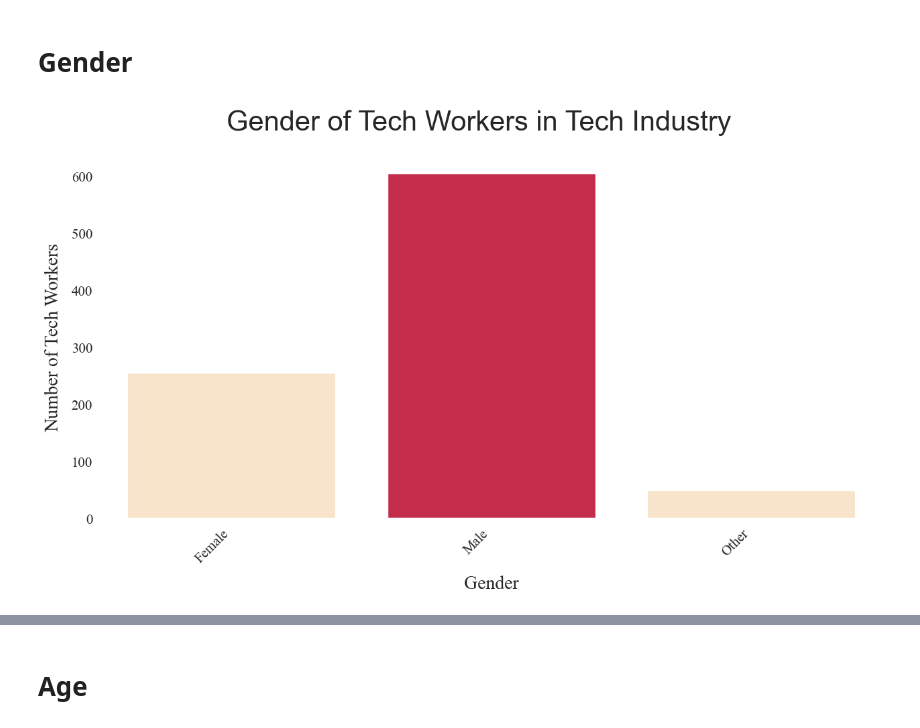
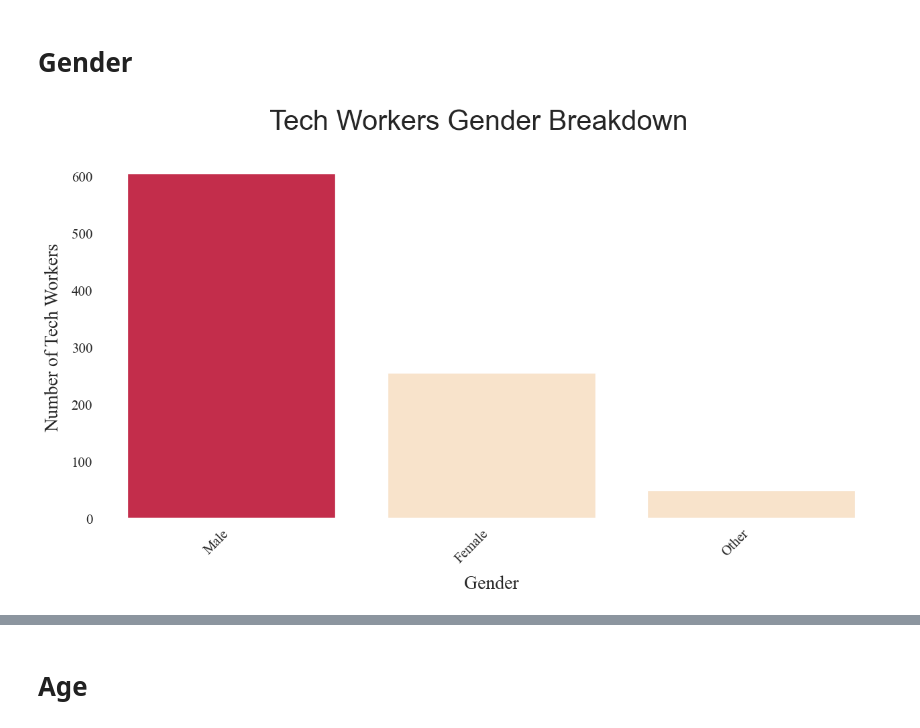
Before and after one commit to KevinNourian/MentalHealth, a Jupyter notebook: Notebook Drafts/3_MentalHealthTechIndustry.ipynb, the cells around one changed output, grey strips where cells are left out. Cells and saved outputs as stored; diff of their text form; code cells hidden in the pictures.

```diff
--- a/Notebook Drafts/3_MentalHealthTechIndustry.ipynb
+++ b/Notebook Drafts/3_MentalHealthTechIndustry.ipynb
@@ -289,28 +298,29 @@ df_Gender_count = df_Gender_count.reset_index()
 # %%
 plt.rcParams.update(params)
 
 fig, axes = plt.subplots(1, 1, figsize=(15, 7))
 sns.set(style="white")
 
 chart = sns.barplot(
     ax=axes,
     x="Gender",
     y="Count",
     data=df_Gender_count,
+    order=(df_Gender_count.sort_values('Count', ascending = False).Gender),
     errorbar=None,
-    palette=[ord_color if x != "Male" else spec_lev1
+    palette=[ord_color if x != "Female" else spec_lev1
         for x in df_Gender_count["Gender"]],
 )
 
 
 plt.xlabel("Gender")
 plt.ylabel("Number of Tech Workers")
 plt.xticks()
 plt.yticks()
 
 chart.set_xticklabels(chart.get_xticklabels(), rotation=45, horizontalalignment="right")
-plt.suptitle("Gender of Tech Workers in Tech Industry")
+plt.suptitle("Tech Workers Gender Breakdown")
 
 plt.show()
 # %% [output]
-[figure, old version]
+[figure, new version]
```
Also changed, not shown: parts of 44 cells of this notebook.
